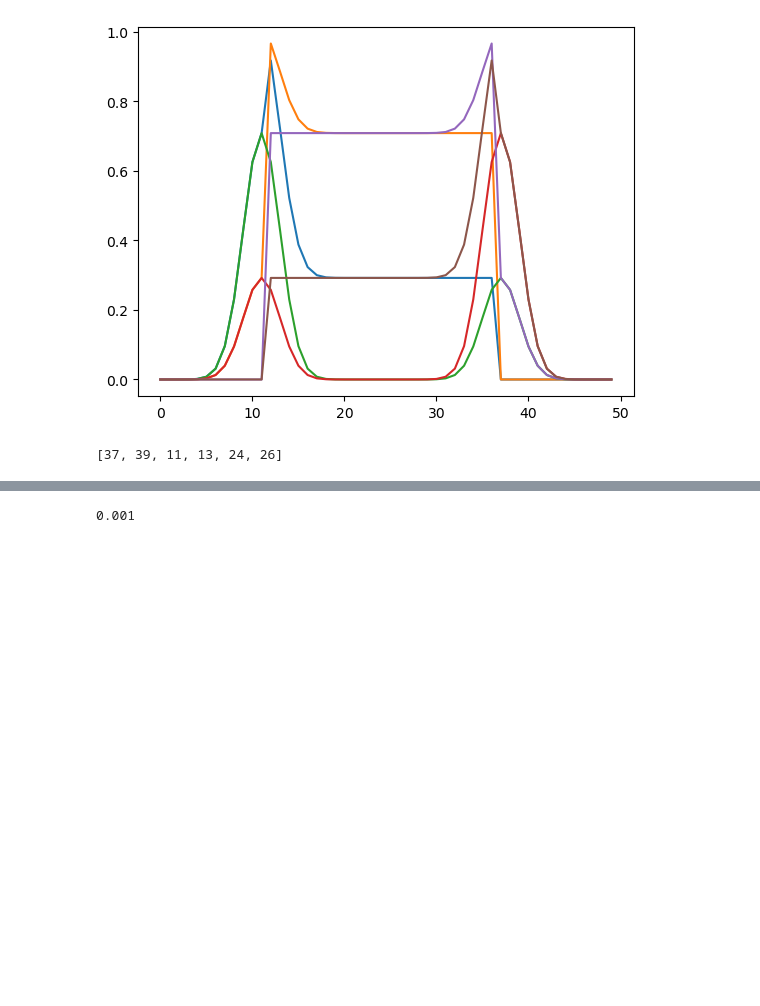
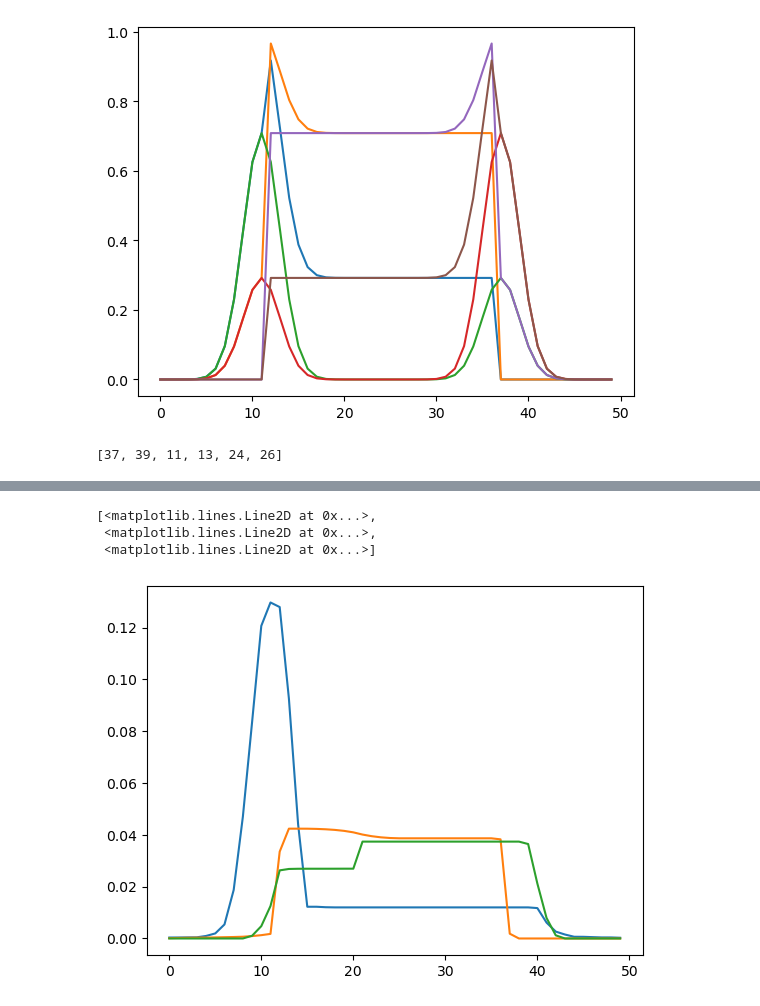
Before and after one commit to waqasbinhamed/numf, a Jupyter notebook: toy_example.ipynb, the cells around one changed output, grey strips where cells are left out. Cells and saved outputs as stored; diff of their text form; code cells hidden in the pictures; blank space fills up the shorter version.

Commit message:
added multigrid code

```diff
--- a/toy_example.ipynb
+++ b/toy_example.ipynb
@@ -70,0 +74,9 @@ pvals
+# %%
+from multigrid import create_R, get_fine_p
+
+R1 = create_R(m)
+# %%
+W0 = np.random.rand(m, r)
+H0 = np.random.rand(r, n)
+
+W1, H1, pouts1 = numf(R1 @ M, R1 @ W0, H0, iters=20)
@@ -70,0 +104,4 @@ pvals
+# %%
+pvals = get_fine_p(pouts1)
+pvals = get_neighbors(pvals, m, 5)
+pvals
@@ -71,3 +110,3 @@ pvals
 # %%
-(W, H) = numf(M, W0, H0, pvals, l2=0.2, iters=5)
+W2, H2, pouts2 = numf(M, W0, H0, pvals=pvals, iters=16)
 # %% [output]
@@ -79,4 +129,7 @@ pvals
-# %%
-1e-3
-# %% [output]
-0.001
+# %%
+plt.plot(W2)
+# %% [output]
+[<matplotlib.lines.Line2D at 0x...>,
+ <matplotlib.lines.Line2D at 0x...>,
+ <matplotlib.lines.Line2D at 0x...>]
+[figure, added]
```
Also changed, not shown: parts of 4 cells of this notebook, 2 other files.
